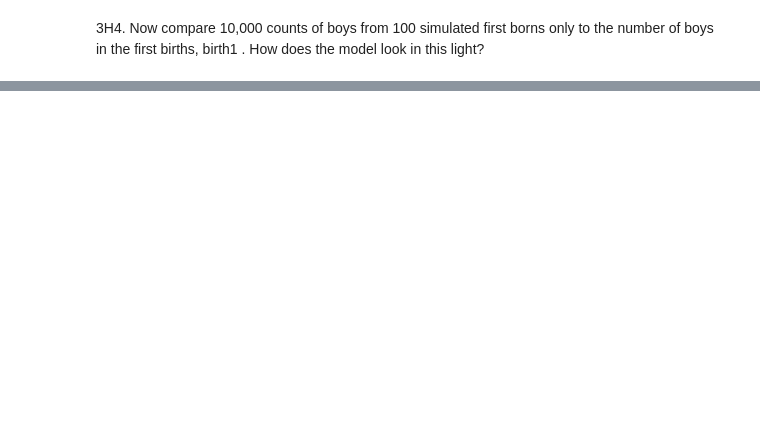
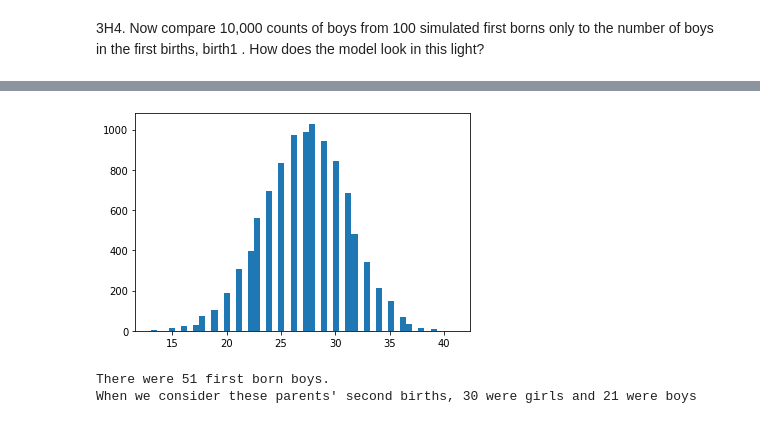
Before and after one commit to joshuachristie/statistical-rethinking, a Jupyter notebook: tfp/chapter3/chapter3_questions.ipynb, the cells around one changed output, grey strips where cells are left out. Cells and saved outputs as stored; diff of their text form; code cells hidden in the pictures; blank space fills up the shorter version.

```diff
--- a/tfp/chapter3/chapter3_questions.ipynb
+++ b/tfp/chapter3/chapter3_questions.ipynb
@@ -123,0 +325,27 @@ model look in this light? Any guesses what is going on in these data?
+# %%
+sim = posterior_prediction_simulation(49, samples)
+sim = tf.cast(sim, dtype=tf.int32)
+_, ax = plt.subplots()
+ax.hist(sim[0,:].numpy(), bins=50);
+# %% [output]
+[figure, added]
+# %%
+# The model clearly doesn't look good in this light.
+# It's a very small sample size, so one should be careful about jumping to conclusions.
+# One possible explanation, however, is that many parents might desire a mix of genders/sexes.
+# If this is the case, then many parents might stop at 2 kids if and only if they get 1 boy and 1 girl
+# In this example, if these couples got a second girl then they might keep trying, in which case they
+# are no longer part of the dataset (the key is that this dataset includes families that have exactly 2 kids)
+
+# we could quickly test this by making sure that the opposite case also shows a bias
+# (e.g. to discount an alternative theory that parents keep trying until they have a boy, which means some
+# potential 2 kid families might stop at a single boy)
+# (i.e. we predict that for first born boys there shoudl be a bias towards second born girls)
+
+male_first_bool = tf.cast(birth1, dtype=tf.bool)
+num_first_born_boys = tf.reduce_sum(birth1)
+num_second_born_girls_after_first_born_boy = num_first_born_boys - tf.reduce_sum(birth2[male_first_bool])
+print("There were {:d} first born boys.\nWhen we consider these parents' second births, {:d} were girls and {:d} were boys".format(num_first_born_boys, num_second_born_girls_after_first_born_boy, num_first_born_boys - num_second_born_girls_after_first_born_boy))
+# %% [output]
+There were 51 first born boys.
+When we consider these parents' second births, 30 were girls and 21 were boys
```
Also changed, not shown: parts of 52 cells of this notebook.
